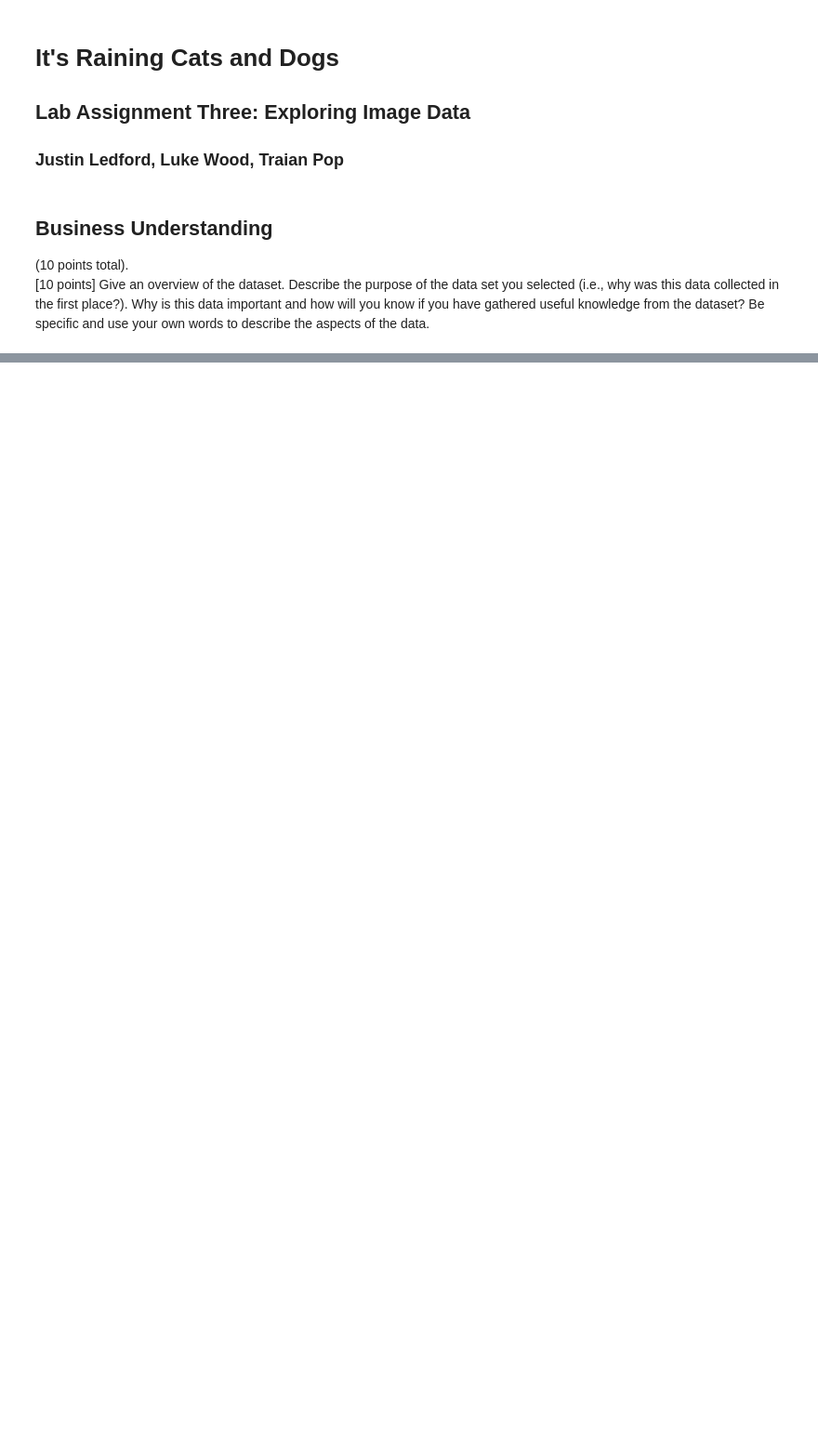
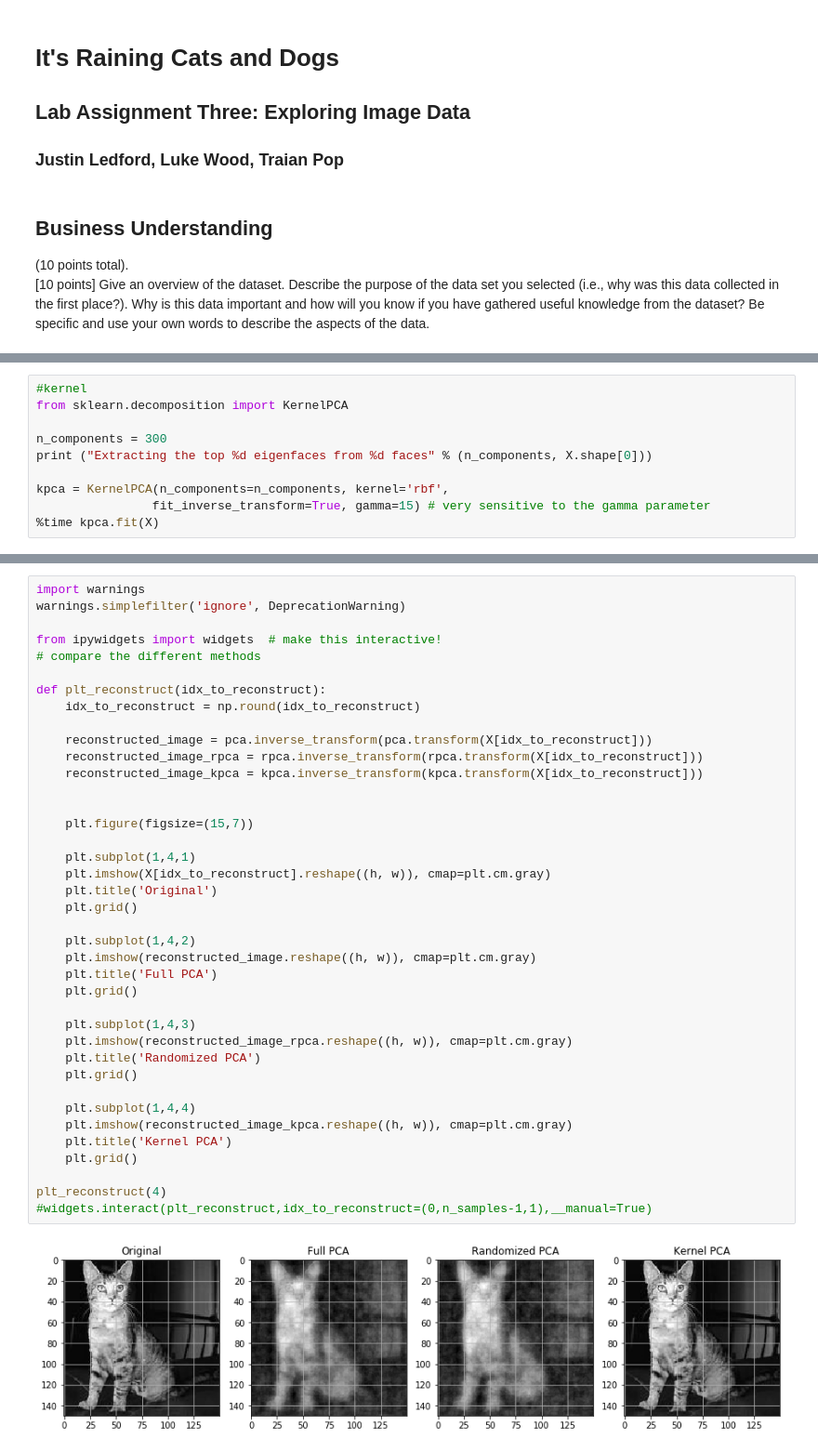
Before and after one commit to LukeWood/ItsRainingCatsAndDogs, a Jupyter notebook: DraftReport-3.ipynb, the cells around one changed output, grey strips where cells are left out. Shown at 93% size. Cells and saved outputs as stored; diff of their text form; blank space fills up the shorter version.

```diff
--- a/DraftReport-3.ipynb
+++ b/DraftReport-3.ipynb
@@ -91,0 +181,10 @@ plt.show()
+# %%
+#kernel
+from sklearn.decomposition import KernelPCA
+
+n_components = 300
+print ("Extracting the top %d eigenfaces from %d faces" % (n_components, X.shape[0]))
+
+kpca = KernelPCA(n_components=n_components, kernel='rbf',
+                fit_inverse_transform=True, gamma=15) # very sensitive to the gamma parameter
+%time kpca.fit(X)
@@ -91,0 +199,41 @@ plt.show()
+# %%
+import warnings
+warnings.simplefilter('ignore', DeprecationWarning)
+
+from ipywidgets import widgets  # make this interactive!
+# compare the different methods
+
+def plt_reconstruct(idx_to_reconstruct):
+    idx_to_reconstruct = np.round(idx_to_reconstruct)
+
+    reconstructed_image = pca.inverse_transform(pca.transform(X[idx_to_reconstruct]))
+    reconstructed_image_rpca = rpca.inverse_transform(rpca.transform(X[idx_to_reconstruct]))
+    reconstructed_image_kpca = kpca.inverse_transform(kpca.transform(X[idx_to_reconstruct]))
+
+
+    plt.figure(figsize=(15,7))
+
+    plt.subplot(1,4,1)
+    plt.imshow(X[idx_to_reconstruct].reshape((h, w)), cmap=plt.cm.gray)
+    plt.title('Original')
+    plt.grid()
+
+    plt.subplot(1,4,2)
+    plt.imshow(reconstructed_image.reshape((h, w)), cmap=plt.cm.gray)
+    plt.title('Full PCA')
+    plt.grid()
+
+    plt.subplot(1,4,3)
+    plt.imshow(reconstructed_image_rpca.reshape((h, w)), cmap=plt.cm.gray)
+    plt.title('Randomized PCA')
+    plt.grid()
+
+    plt.subplot(1,4,4)
+    plt.imshow(reconstructed_image_kpca.reshape((h, w)), cmap=plt.cm.gray)
+    plt.title('Kernel PCA')
+    plt.grid()
+
+plt_reconstruct(4)
+#widgets.interact(plt_reconstruct,idx_to_reconstruct=(0,n_samples-1,1),__manual=True)
+# %% [output]
+[figure, added]
```
Also changed, not shown: parts of 29 cells of this notebook, 5 other files.
